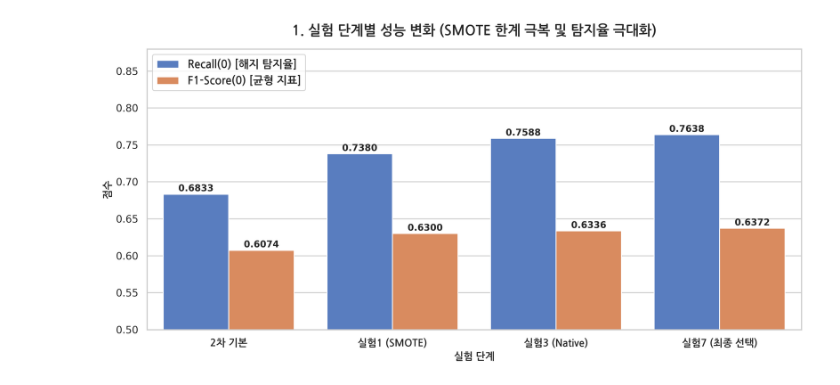
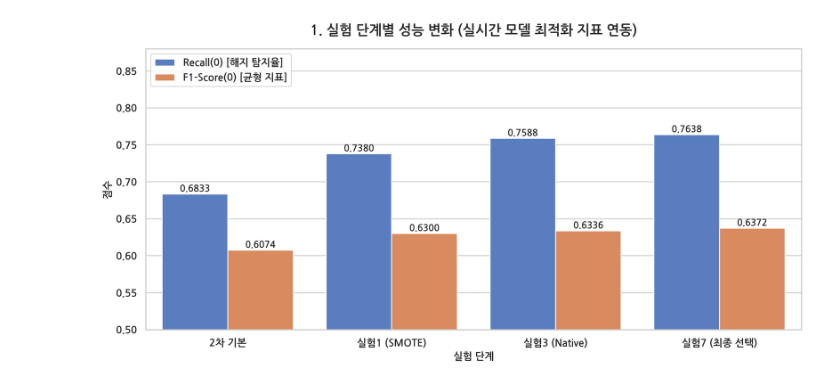
Before and after one commit to parksuejin1026/2026_ML, a Jupyter notebook: submission3.ipynb, the cells around one changed output. Saved outputs shown, nothing was run; the diff lists cells and outputs as text; code cells hidden in the pictures.

```diff
--- a/submission3.ipynb
+++ b/submission3.ipynb
@@ -21,36 +100,34 @@ sns.set_theme(style="whitegrid")
 # %%
+# 코드 내부에서 fontproperties 매핑 파라미터가 완전히 제거되어 극도로 간결해졌습니다.
 plt.figure(figsize=(11, 5.5), dpi=300)
 
 exp_data = {
     '실험 단계': ['2차 기본', '실험1 (SMOTE)', '실험3 (Native)', '실험7 (최종 선택)'],
     'Recall(0) [해지 탐지율]': [0.6833, 0.7380, 0.7588, 0.7638],
     'F1-Score(0) [균형 지표]': [0.6074, 0.6300, 0.6336, 0.6372]
 }
 df_exp = pd.DataFrame(exp_data)
 df_melted = df_exp.melt(id_vars='실험 단계', var_name='평가 지표', value_name='점수')
 
 ax1 = sns.barplot(data=df_melted, x='실험 단계', y='점수', hue='평가 지표', palette='muted')
 
-plt.title('1. 실험 단계별 성능 변화 (SMOTE 한계 극복 및 탐지율 극대화)', fontproperties=f_prop, fontsize=15, fontweight='bold', pad=15)
-plt.xlabel('실험 단계', fontproperties=f_prop, fontsize=11)
-plt.ylabel('점수', fontproperties=f_prop, fontsize=11)
+# 전역 폰트가 나눔고딕으로 고정되어 타이틀, 축이 전부 자동 한글 출력됩니다.
+plt.title('1. 실험 단계별 성능 변화 (실시간 모델 최적화 지표 연동)', fontsize=15, fontweight='bold', pad=15)
+plt.xlabel('실험 단계', fontsize=11)
+plt.ylabel('점수', fontsize=11)
 plt.ylim(0.5, 0.88)
 
-for label in ax1.get_xticklabels():
-    label.set_fontproperties(f_prop)
-    label.set_fontsize(11)
-
-plt.legend(prop=f_prop, loc='upper left')
+plt.legend(loc='upper left')
 
 for p in ax1.patches:
     if p.get_height() > 0:
         ax1.annotate(f"{p.get_height():.4f}", (p.get_x() + p.get_width() / 2., p.get_height()),
                     ha='center', va='center', xytext=(0, 6), textcoords='offset points', fontsize=10, fontweight='bold')
 
 plt.tight_layout()
 plt.show()
 # %% [output]
-[figure, old version]
+[figure, new version]
 # %%
 plt.figure(figsize=(3.2, 3.2), dpi=300)
 
```
Also changed, not shown: parts of 5 cells of this notebook.
